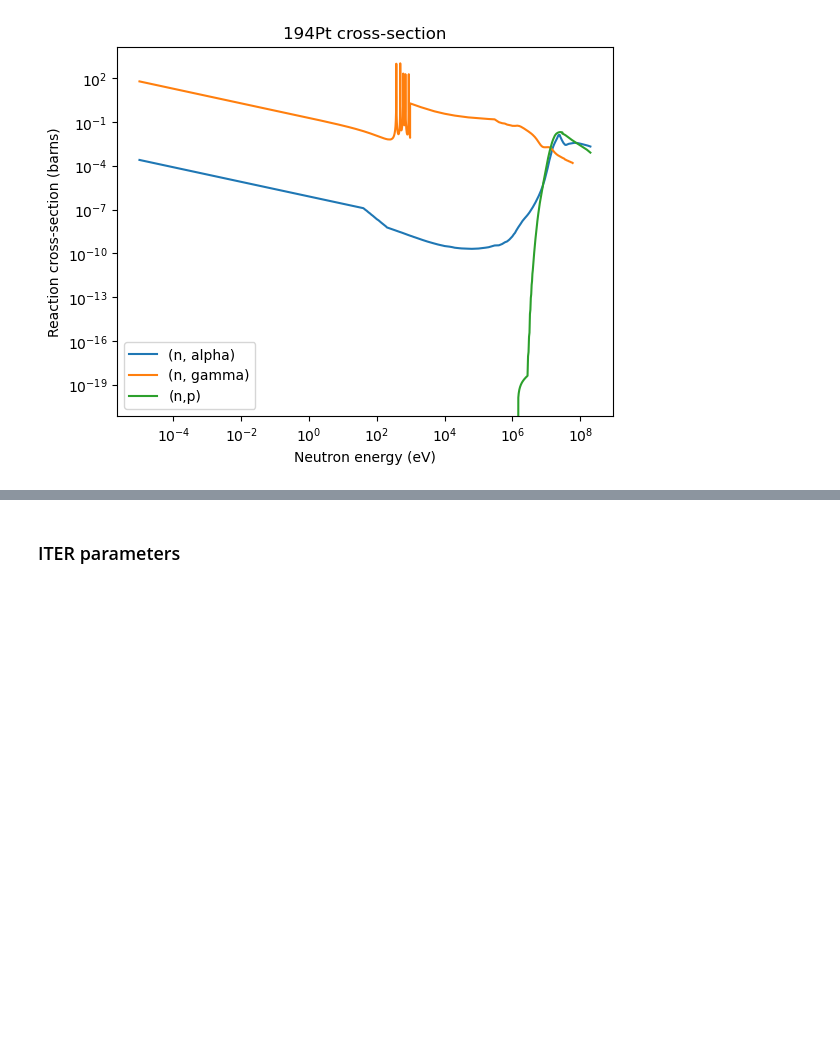
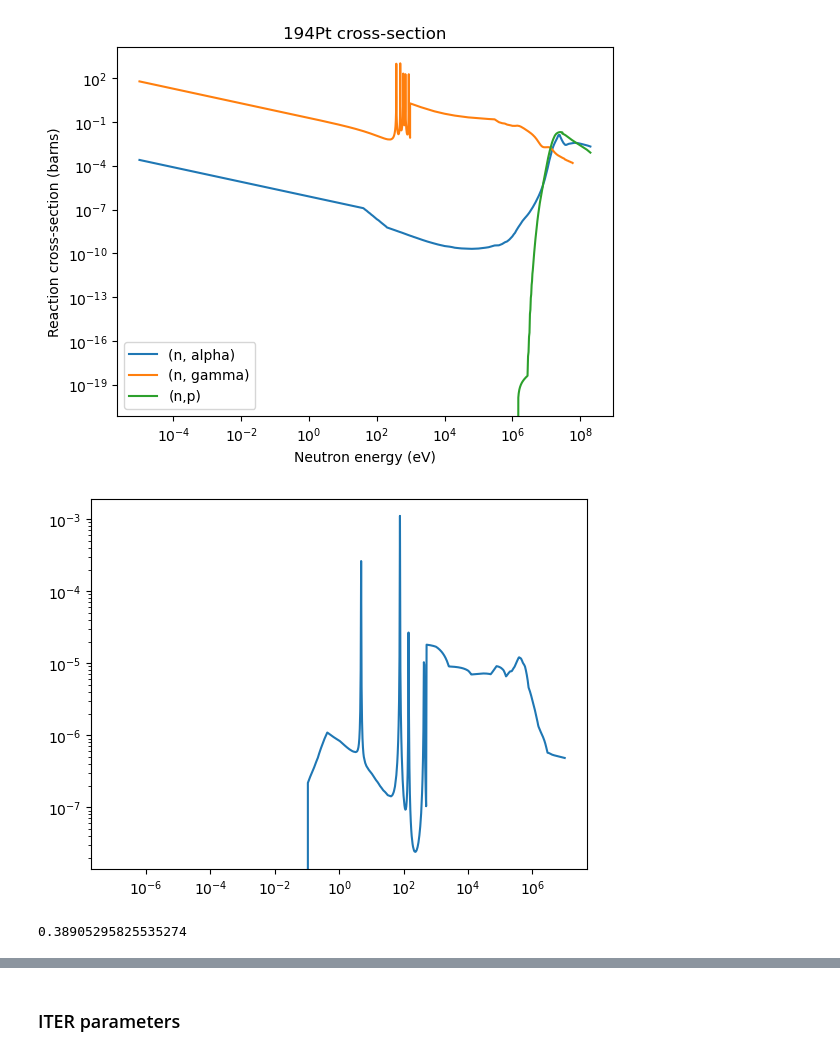
Before and after one commit to tcsousa99/Transmutation-ITER, a Jupyter notebook: pt-transmutation.ipynb, the cells around one changed output, grey strips where cells are left out. Saved outputs shown, nothing was run; the diff lists cells and outputs as text; code cells hidden in the pictures; blank space fills up the shorter version.

```diff
--- a/pt-transmutation.ipynb
+++ b/pt-transmutation.ipynb
@@ -46,12 +46,13 @@ rho_Rh = 12.41 #g/cm^3
 N_target_Rh = (rho_Rh * N_A)/Rh103_A
 
 RhFolder = ['Rh103']
+files_to_run = ('Rh103_n_2n.csv', 'Rh103_n_gamma.csv')
 RhArrays = []
 # %%
 for folder in RhFolder:
     folder_data = []
     for filename in os.listdir(folder):
-        if filename.endswith(".csv") and filename.startswith('Rh'):
+        if filename.endswith(".csv") and (filename in files_to_run):
             file_path = os.path.join(folder, filename)
             # Use pandas to read the CSV file into a DataFrame
             df = pd.read_csv(file_path, skiprows=3, sep=';', names=['Incident energy (eV)', 'Cross-section (b)'],
@@ -141,3 +154,22 @@ plt.ylabel('Reaction cross-section (barns)')
 plt.show()
 # %% [output]
 [figure]
+# %%
+Pt196_n_gamma2 = Pt196_CS[1]
+Pt196_n_gamma_interp = interp1d(Pt196_n_gamma2[:,0], Pt196_n_gamma2[:,1],kind='linear', fill_value=0.0, bounds_error=False)
+
+energy_test = np.logspace(-7, 7, 1000)
+
+totalPt196 = neutron_flux_function(energy_test)*Pt196_n_gamma_interp(energy_test)*788400*20
+
+sumPt196 = np.trapz(totalPt196, axis=0)
+
+plt.plot(energy_test, totalPt196)
+plt.yscale('log')
+plt.xscale('log')
+plt.show()
+
+sumPt196*100
+# %% [output]
+[figure, added]
+0.38905295825535274
```
Also changed, not shown: parts of 26 cells of this notebook, 2 other files.
